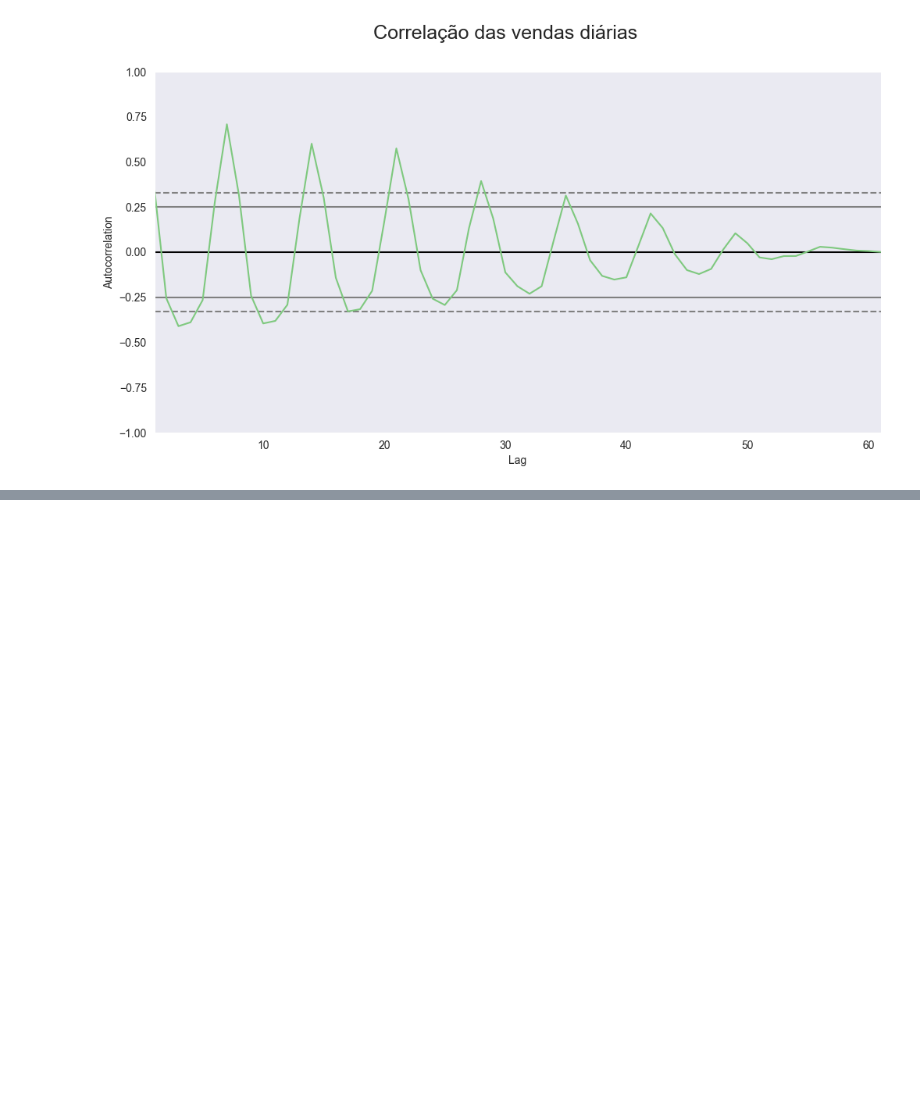
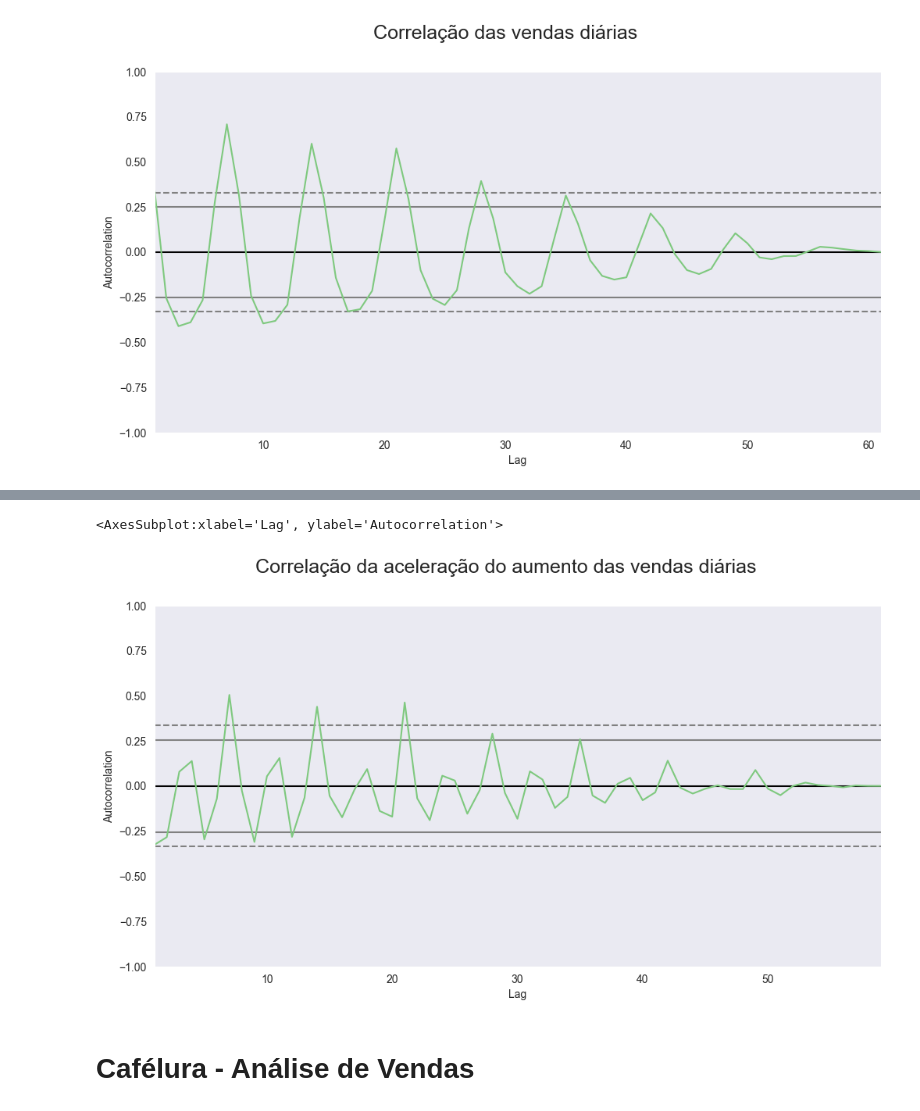
Before and after one commit to PurpleLobster31/Analise-de-series-temporais, a Jupyter notebook: Time Series.ipynb, the cells around one changed output, grey strips where cells are left out. Drawn from its saved outputs; the diff is of its cells as text; code cells hidden in the pictures; blank space fills up the shorter version.

```diff
--- a/Time Series.ipynb
+++ b/Time Series.ipynb
@@ -390,0 +398,9 @@ autocorrelation_plot(vendas_por_dia_chocolura['vendas'])
+# %%
+ax = plt.figure(figsize=(12,6))
+ax.suptitle('Correlação da aceleração do aumento das vendas diárias', fontsize = 18)
+autocorrelation_plot(vendas_por_dia_chocolura['aceleracao'][2:])
+# %% [output]
+<AxesSubplot:xlabel='Lag', ylabel='Autocorrelation'>
+[figure, added]
+# %% [markdown]
+# Cafélura - Análise de Vendas
```
Also changed, not shown: parts of 35 cells of this notebook.
